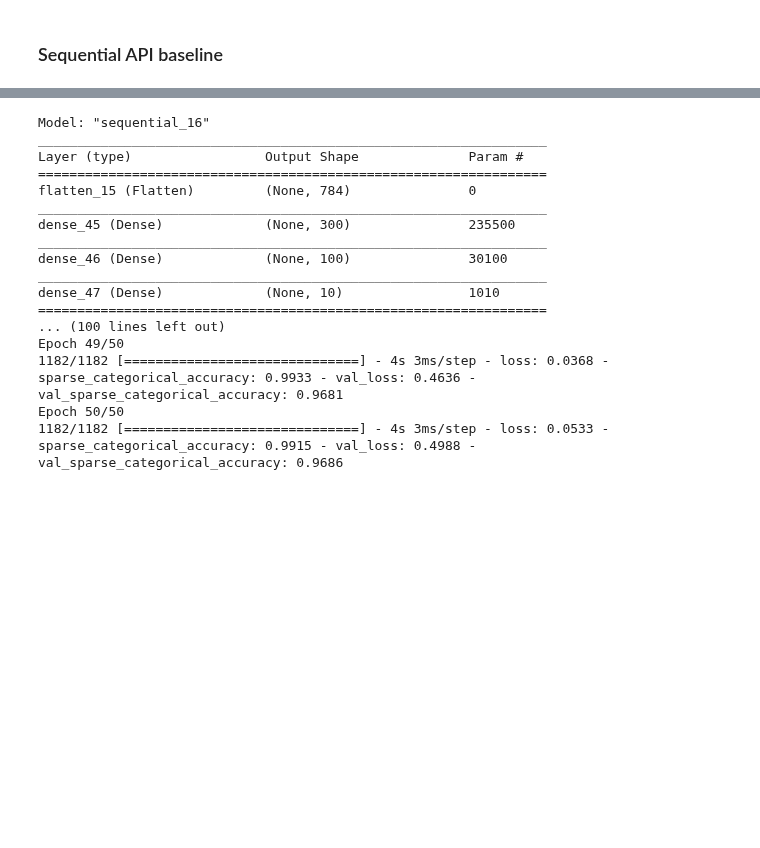
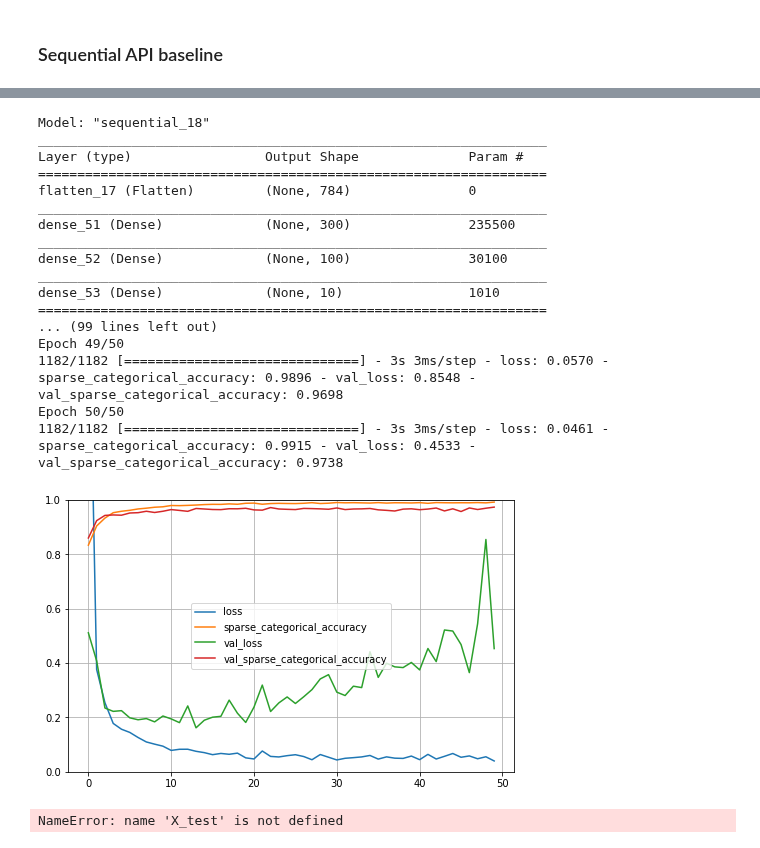
Before and after one commit to GlaIZier/digit-recongizer, a Jupyter notebook: notebooks/experiments.ipynb, the cells around one changed output, grey strips where cells are left out. Cells and saved outputs as stored; diff of their text form; code cells hidden in the pictures; blank space fills up the shorter version.

Commit message:
Baseline has been done

```diff
--- a/notebooks/experiments.ipynb
+++ b/notebooks/experiments.ipynb
@@ -95,7 +82,7 @@ import sklearn.utils.multiclass
 X = args.train.to_numpy().reshape(args.train.shape[0], 28, 28, 1)
 y = pd.get_dummies(args.labels, prefix='label').to_numpy()
 y_sparse = args.labels.to_numpy()
-x = args.test.to_numpy().reshape(args.test.shape[0], 28, 28, 1)
+X_test = args.test.to_numpy().reshape(args.test.shape[0], 28, 28, 1)
 
 log.info('X.shape: %s', repr(X.shape))
 log.info('X[0][14][14]: %s', X[0][14][14])
@@ -108,4 +95,12 @@ log.info('y_sparse.shape: %s', repr(y_sparse.shape))
 log.info('y_sparse: %s', repr(y_sparse))
 log.info('y_sparse[0]: %s', y_sparse[0])
 log.info('type of target y_sparse: %s', repr(sklearn.utils.multiclass.type_of_target(y_sparse)))
+
+def csv_sparse_predictions(predictions_sparse, filename):
+    image_ids = np.arange(1, len(predictions_sparse) + 1)
+    submission = pd.DataFrame({'ImageId': image_ids, 'Label': predictions_sparse})
+    filepath = args.predictions_folder/filename
+
+    submission.to_csv(filepath, index=False)
+    log.info('Saved file: %s', filepath)
 # %% [output]
@@ -177,18 +172,35 @@ array([[11,  0,  0,  0,  0,  0,  0,  0,  0,  0],
 import keras
 from keras import layers
 
-model = keras.models.Sequential()
-model.add(keras.layers.Flatten(input_shape=[28, 28]))
-model.add(keras.layers.Dense(300, activation='elu'))
-model.add(keras.layers.Dense(100, activation='elu'))
-model.add(keras.layers.Dense(10, activation='softmax'))
+def seq_baseline():
+    def build():
+        model = keras.models.Sequential()
+        model.add(keras.layers.Flatten(input_shape=[28, 28]))
+        model.add(keras.layers.Dense(300, activation='elu'))
+        model.add(keras.layers.Dense(100, activation='elu'))
+        model.add(keras.layers.Dense(10, activation='softmax'))
 
-log.info(model.summary())
-log.info(model.layers[2].get_weights()[0].shape)
+        log.info(model.summary())
+        log.info(model.layers[2].get_weights()[0].shape)
 
-model.compile(loss='sparse_categorical_crossentropy',
-             optimizer=keras.optimizers.Nadam(),
-             metrics=[keras.metrics.sparse_categorical_accuracy])
+        model.compile(loss='sparse_categorical_crossentropy',
+                     optimizer=keras.optimizers.Nadam(),
+                     metrics=[keras.metrics.sparse_categorical_accuracy])
+        return model
 
-history = model.fit(X, y_sparse, epochs=50, validation_split=0.1)
+    def plot(history):
+        pd.DataFrame(history.history).plot(figsize=(8, 5))
+        plt.grid(True)
+        plt.ylim(0, 1)
+        plt.show()
+
+
+    model = build()
+    history = model.fit(X, y_sparse, epochs=50, validation_split=0.1)
+    plot(history)
+    predictions = np.argmax(model.predict(x), axis=-1)
+    csv_sparse_predictions(predictions, 'experiments-baseline.csv')
+
+
+seq_baseline()
 # %% [output]
@@ -197,17 +209,19 @@ history = model.fit(X, y_sparse, epochs=50, validation_split=0.1)
-Model: "sequential_16"
+Model: "sequential_18"
 _________________________________________________________________
 Layer (type)                 Output Shape              Param #
 =================================================================
-flatten_15 (Flatten)         (None, 784)               0
+flatten_17 (Flatten)         (None, 784)               0
 _________________________________________________________________
-dense_45 (Dense)             (None, 300)               235500
+dense_51 (Dense)             (None, 300)               235500
 _________________________________________________________________
-dense_46 (Dense)             (None, 100)               30100
+dense_52 (Dense)             (None, 100)               30100
 _________________________________________________________________
-dense_47 (Dense)             (None, 10)                1010
+dense_53 (Dense)             (None, 10)                1010
 =================================================================
-... (100 lines left out)
+... (99 lines left out)
 Epoch 49/50
-1182/1182 [==============================] - 4s 3ms/step - loss: 0.0368 - sparse_categorical_accuracy: 0.9933 - val_loss: 0.4636 - val_sparse_categorical_accuracy: 0.9681
+1182/1182 [==============================] - 3s 3ms/step - loss: 0.0570 - sparse_categorical_accuracy: 0.9896 - val_loss: 0.8548 - val_sparse_categorical_accuracy: 0.9698
 Epoch 50/50
-1182/1182 [==============================] - 4s 3ms/step - loss: 0.0533 - sparse_categorical_accuracy: 0.9915 - val_loss: 0.4988 - val_sparse_categorical_accuracy: 0.9686
+1182/1182 [==============================] - 3s 3ms/step - loss: 0.0461 - sparse_categorical_accuracy: 0.9915 - val_loss: 0.4533 - val_sparse_categorical_accuracy: 0.9738
+[figure, added]
+NameError: name 'X_test' is not defined
```
Also changed, not shown: parts of 4 cells of this notebook.
